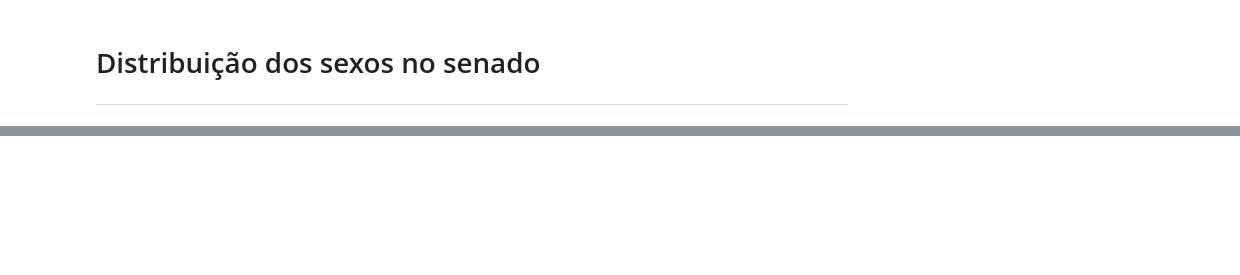
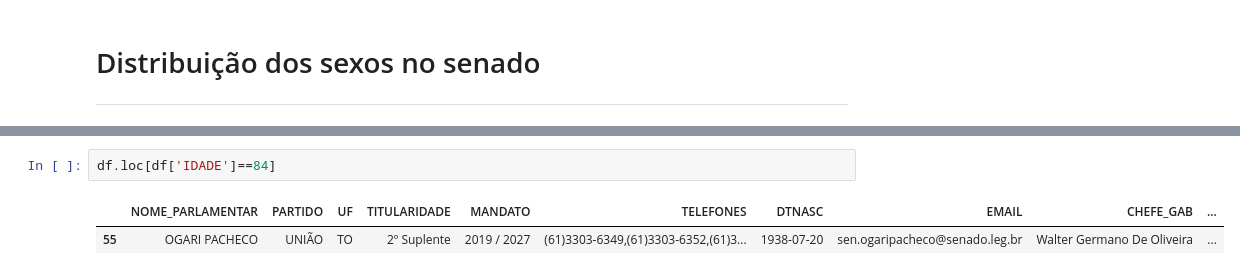
Before and after one commit to Siri2191/Projeto-Senadores, a Jupyter notebook: Sobre_os_Senadores_em_mandato.ipynb, the cells around one changed output, grey strips where cells are left out. Saved outputs shown, nothing was run; the diff lists cells and outputs as text; blank space fills up the shorter version.

```diff
--- a/Sobre_os_Senadores_em_mandato.ipynb
+++ b/Sobre_os_Senadores_em_mandato.ipynb
@@ -98,0 +182,5 @@ fig.show()
+# %%
+df.loc[df['IDADE']==84]
+# %% [output]
+|  | NOME_PARLAMENTAR | PARTIDO | UF | TITULARIDADE | MANDATO | TELEFONES | DTNASC | EMAIL | CHEFE_GAB | ... |
+| 55 | OGARI PACHECO | UNIÃO | TO | 2º Suplente | 2019 / 2027 | (61)3303-6349,(61)3303-6352,(61)3... | 1938-07-20 | sen.ogaripacheco@senado.leg.br | Walter Germano De Oliveira | ... |
```
Also changed, not shown: parts of 13 cells of this notebook.
